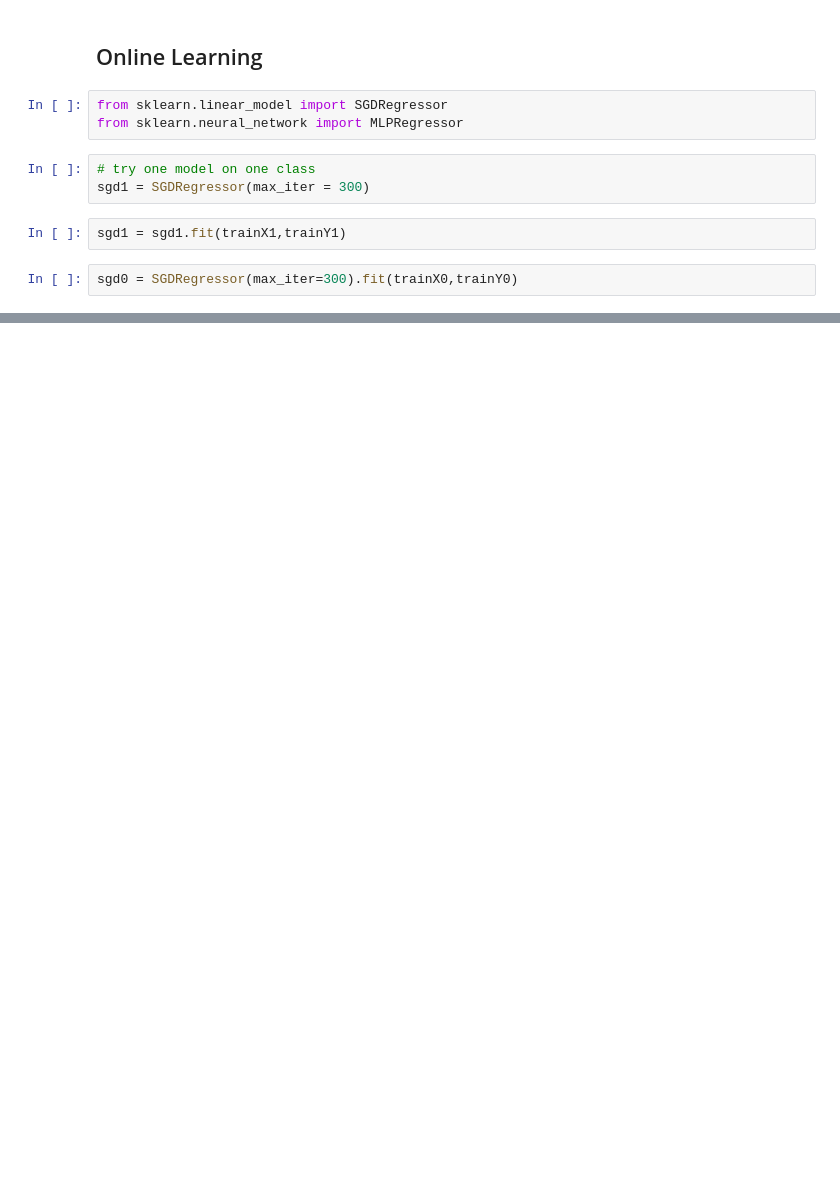
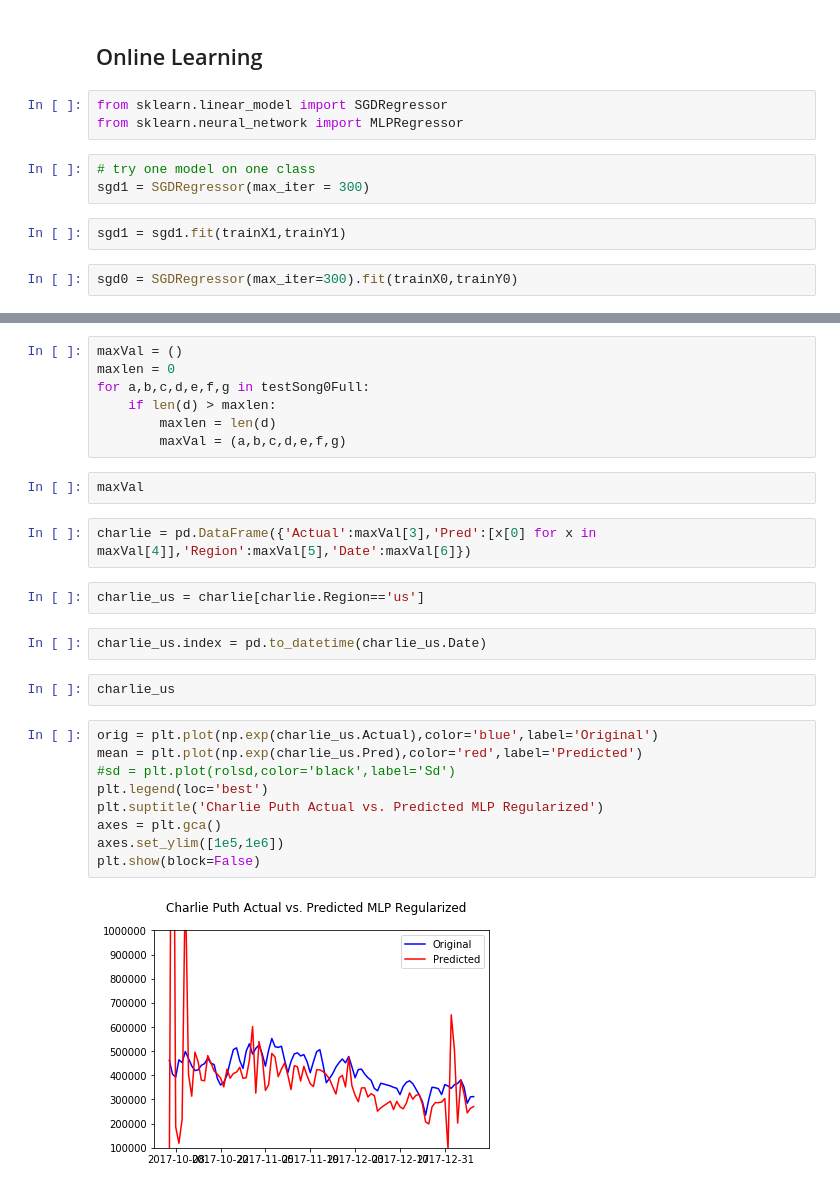
Before and after one commit to adisrivatsan/PopularSongs, a Jupyter notebook: Part1PredCluster.ipynb, the cells around one changed output, grey strips where cells are left out. Cells and saved outputs as stored; diff of their text form; blank space fills up the shorter version.

```diff
--- a/Part1PredCluster.ipynb
+++ b/Part1PredCluster.ipynb
@@ -240,0 +290,28 @@ sgd0 = SGDRegressor(max_iter=300).fit(trainX0,trainY0)
+# %%
+maxVal = ()
+maxlen = 0
+for a,b,c,d,e,f,g in testSong0Full:
+    if len(d) > maxlen:
+        maxlen = len(d)
+        maxVal = (a,b,c,d,e,f,g)
+# %%
+maxVal
+# %%
+charlie = pd.DataFrame({'Actual':maxVal[3],'Pred':[x[0] for x in maxVal[4]],'Region':maxVal[5],'Date':maxVal[6]})
+# %%
+charlie_us = charlie[charlie.Region=='us']
+# %%
+charlie_us.index = pd.to_datetime(charlie_us.Date)
+# %%
+charlie_us
+# %%
+orig = plt.plot(np.exp(charlie_us.Actual),color='blue',label='Original')
+mean = plt.plot(np.exp(charlie_us.Pred),color='red',label='Predicted')
+#sd = plt.plot(rolsd,color='black',label='Sd')
+plt.legend(loc='best')
+plt.suptitle('Charlie Puth Actual vs. Predicted MLP Regularized')
+axes = plt.gca()
+axes.set_ylim([1e5,1e6])
+plt.show(block=False)
+# %% [output]
+[figure, added]
```
Also changed, not shown: parts of 14 cells of this notebook, 8 other files.
